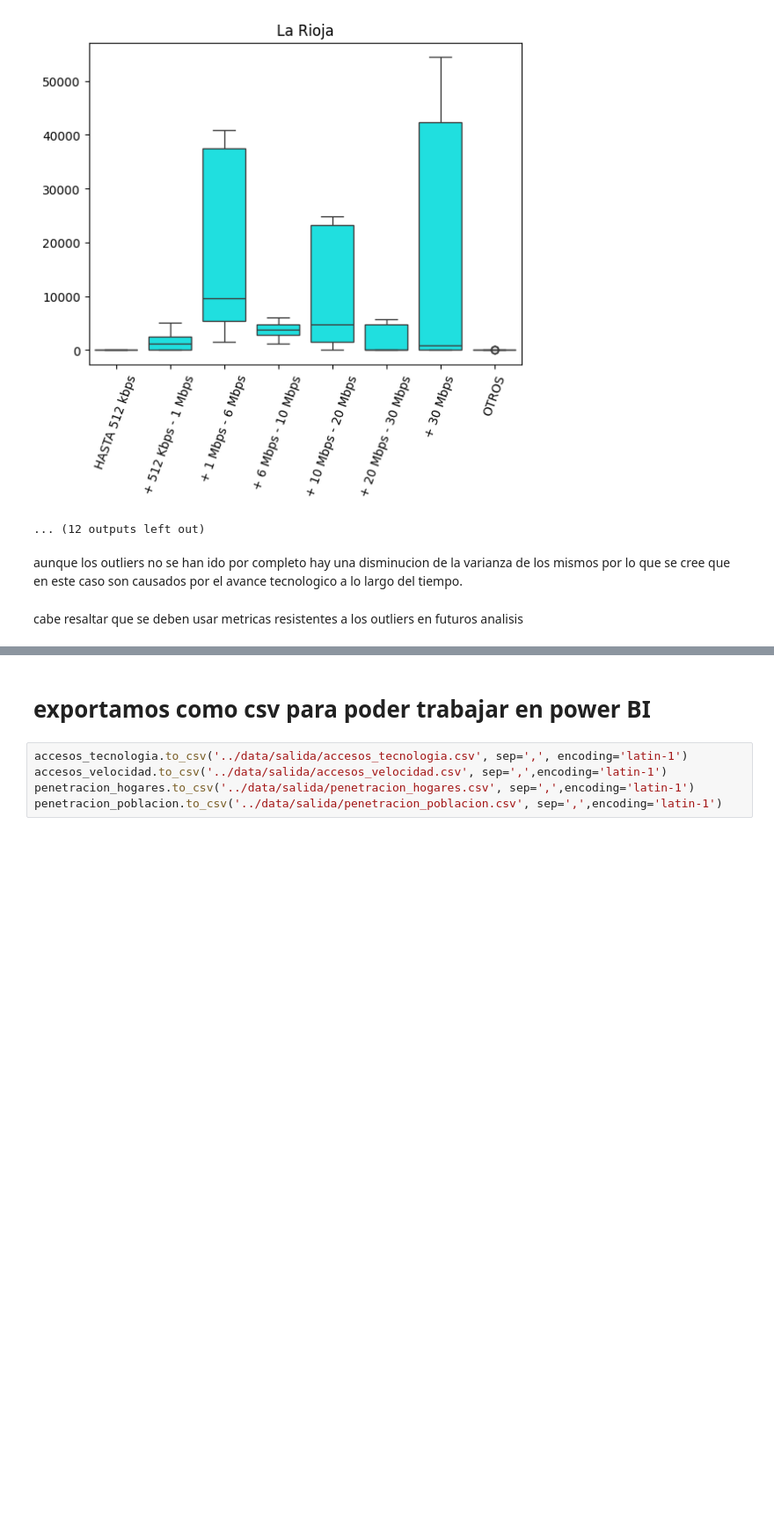
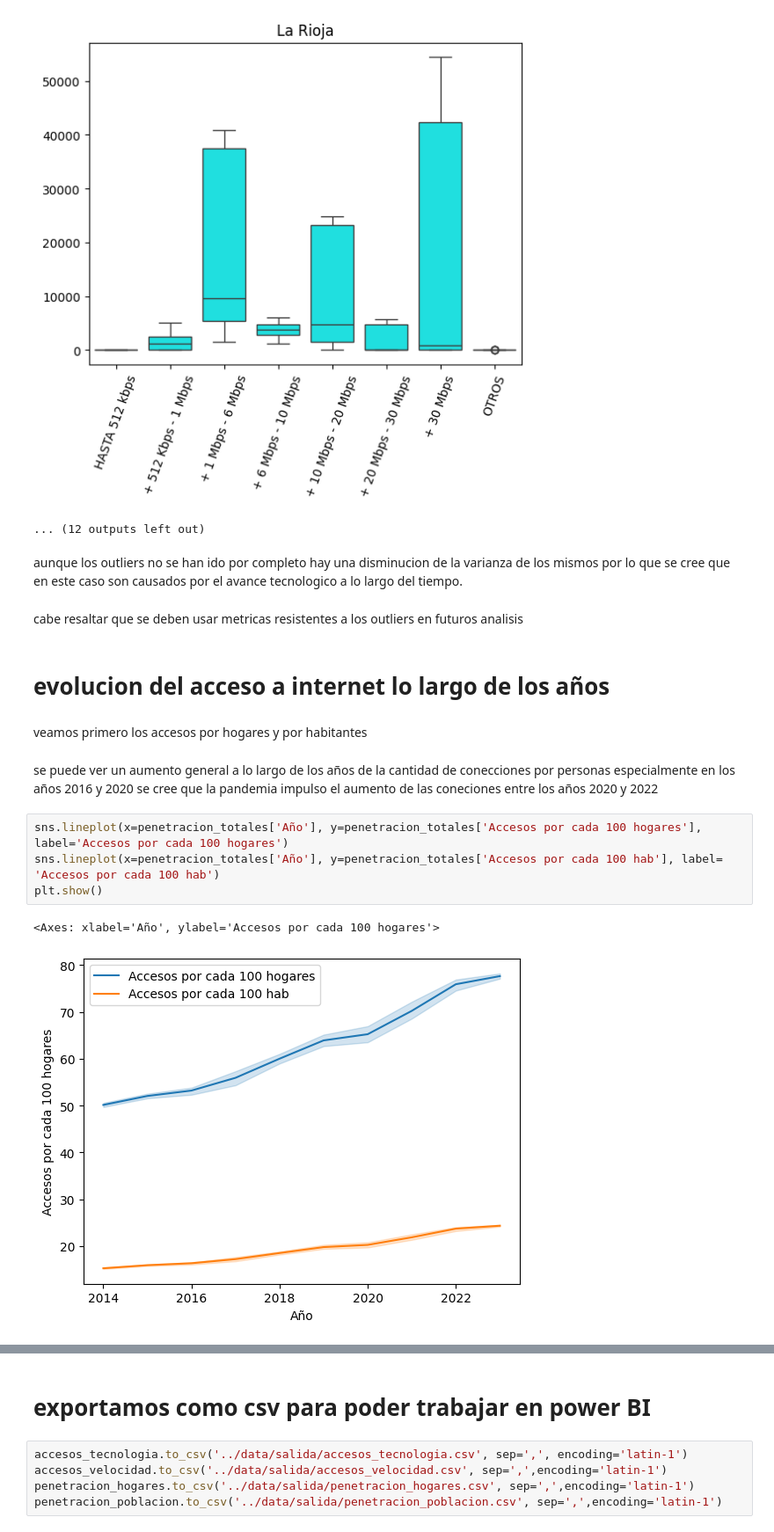
Before and after one commit to Miguel-David-Llanos-Lopez/PI-2-henry, a Jupyter notebook: notebooks/EDA.ipynb, the cells around one changed output, grey strips where cells are left out. Shown at 88% size. Cells and saved outputs as stored; diff of their text form; blank space fills up the shorter version.

```diff
--- a/notebooks/EDA.ipynb
+++ b/notebooks/EDA.ipynb
@@ -179,3 +179,16 @@ for i in accesos_velocidad['Provincia'].unique():
 aunque los outliers no se han ido por completo hay una disminucion de la varianza de los mismos por lo que se cree que en este caso son causados por el avance tecnologico a lo largo del tiempo.
 # %% [markdown]
 cabe resaltar que se deben usar metricas resistentes a los outliers en futuros analisis
+# %% [markdown]
+# evolucion del acceso a internet lo largo de los años
+# %% [markdown]
+veamos primero los accesos por hogares y por habitantes
+# %% [markdown]
+se puede ver un aumento general a lo largo de los años de la cantidad de conecciones por personas especialmente en los años 2016 y 2020 se cree que la pandemia impulso el aumento de las coneciones entre los años 2020 y 2022
+# %%
+sns.lineplot(x=penetracion_totales['Año'], y=penetracion_totales['Accesos por cada 100 hogares'], label='Accesos por cada 100 hogares')
+sns.lineplot(x=penetracion_totales['Año'], y=penetracion_totales['Accesos por cada 100 hab'], label= 'Accesos por cada 100 hab')
+plt.show()
+# %% [output]
+<Axes: xlabel='Año', ylabel='Accesos por cada 100 hogares'>
+[figure, added]
```
Also changed, not shown: parts of 8 cells of this notebook, 2 other files.
